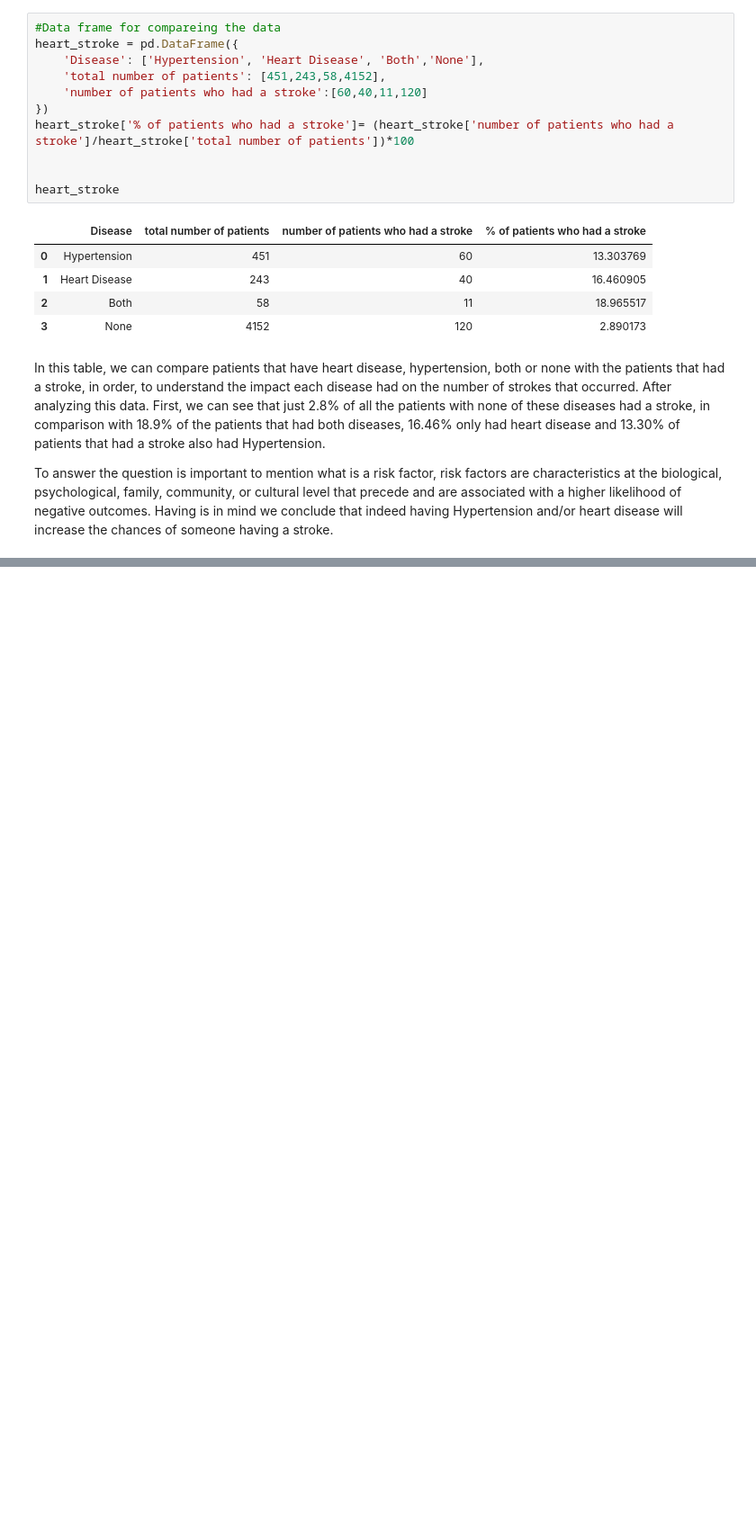
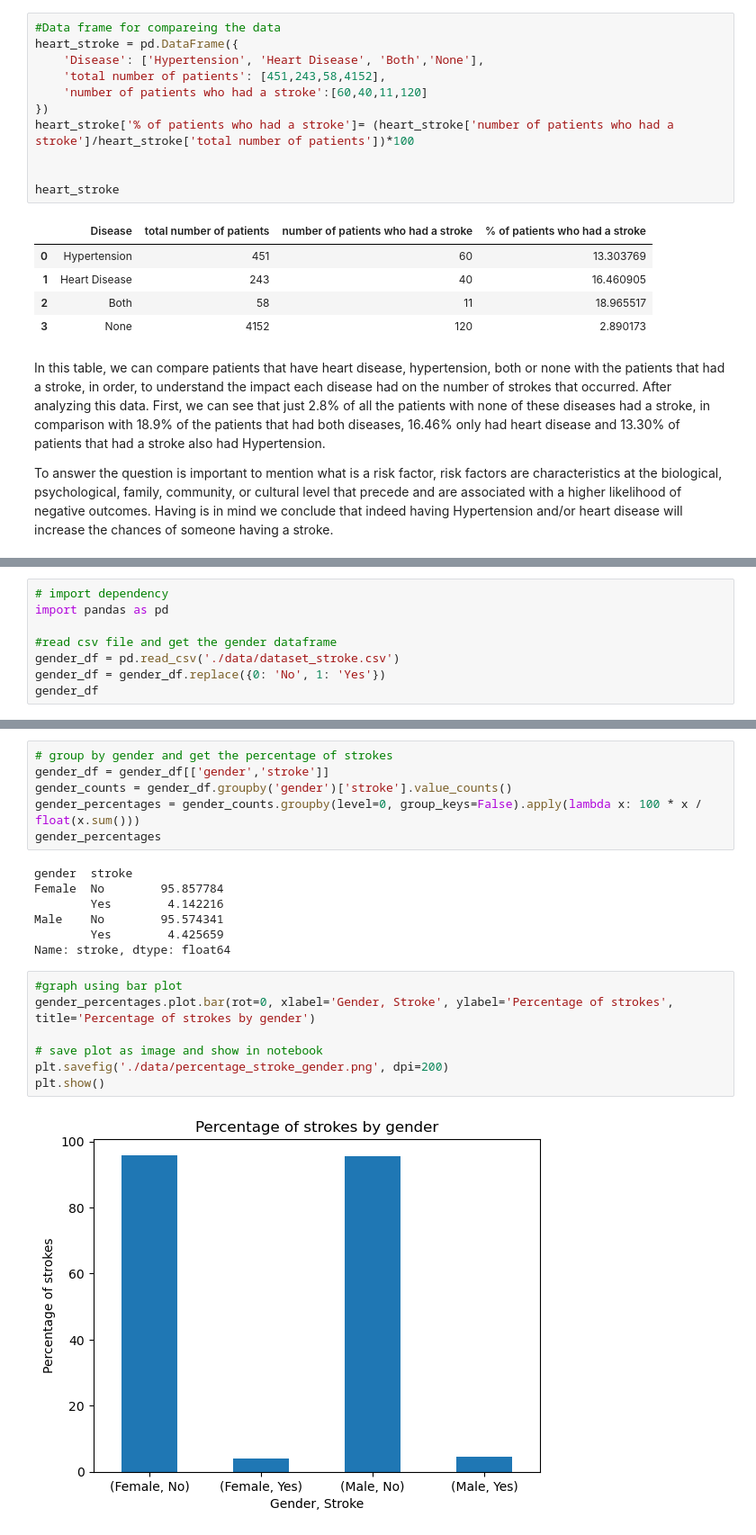
Before and after one commit to DianaGRM/Project_1, a Jupyter notebook: Stroke_Prediction .ipynb, the cells around one changed output, grey strips where cells are left out. Shown at 90% size. Saved outputs shown, nothing was run; the diff lists cells and outputs as text; blank space fills up the shorter version.

```diff
--- a/Stroke_Prediction .ipynb
+++ b/Stroke_Prediction .ipynb
@@ -428,0 +476,8 @@ To answer the question is important to mention what is a risk factor, risk facto
+# %%
+# import dependency
+import pandas as pd
+
+#read csv file and get the gender dataframe
+gender_df = pd.read_csv('./data/dataset_stroke.csv')
+gender_df = gender_df.replace({0: 'No', 1: 'Yes'})
+gender_df
@@ -428,0 +516,22 @@ To answer the question is important to mention what is a risk factor, risk facto
+# %%
+# group by gender and get the percentage of strokes
+gender_df = gender_df[['gender','stroke']]
+gender_counts = gender_df.groupby('gender')['stroke'].value_counts()
+gender_percentages = gender_counts.groupby(level=0, group_keys=False).apply(lambda x: 100 * x / float(x.sum()))
+gender_percentages
+# %% [output]
+gender  stroke
+Female  No        95.857784
+        Yes        4.142216
+Male    No        95.574341
+        Yes        4.425659
+Name: stroke, dtype: float64
+# %%
+#graph using bar plot
+gender_percentages.plot.bar(rot=0, xlabel='Gender, Stroke', ylabel='Percentage of strokes', title='Percentage of strokes by gender')
+
+# save plot as image and show in notebook
+plt.savefig('./data/percentage_stroke_gender.png', dpi=200)
+plt.show()
+# %% [output]
+[figure, added]
```
Also changed, not shown: parts of 12 cells of this notebook, 2 other files.
